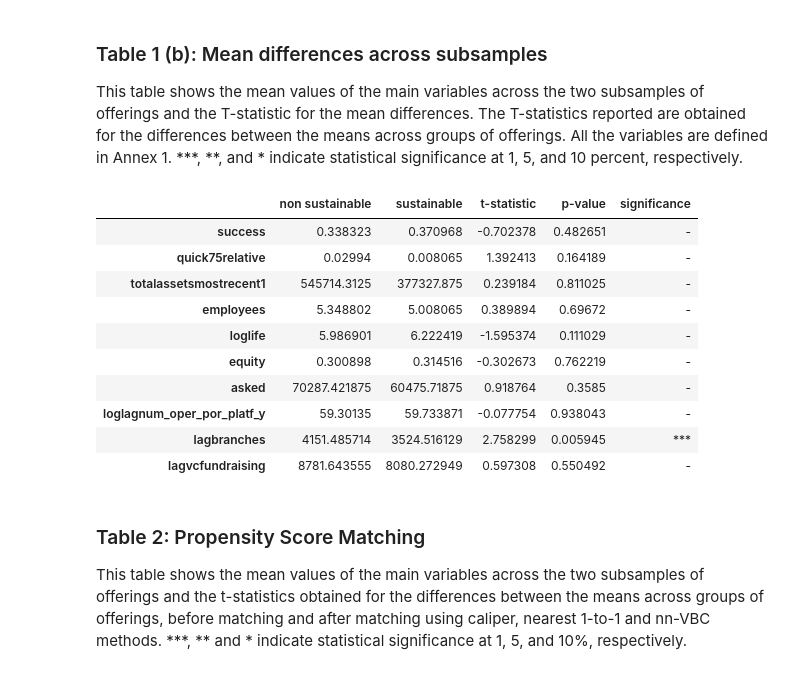
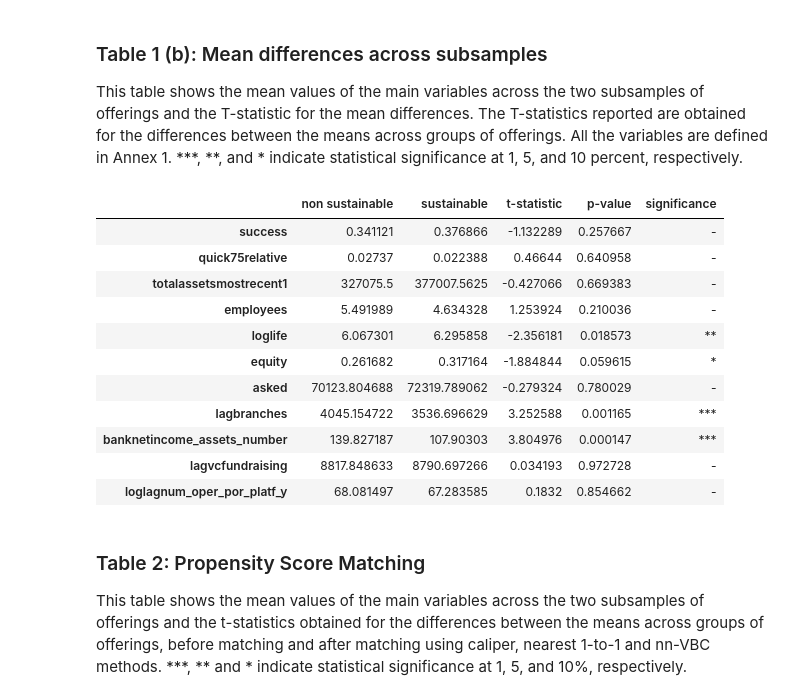
Before and after one commit to alvarorezola/MendozaEtAl2023-VC, a Jupyter notebook: script.ipynb, the cells around one changed output. Saved outputs shown, nothing was run; the diff lists cells and outputs as text; code cells hidden in the pictures.

```diff
--- a/script.ipynb
+++ b/script.ipynb
@@ -100 +86,37 @@ the string values returned are correct.
+# %%
+# Import data
+stata_dataset = "/home/alvaro/Desktop/MendozaEtAl2023-VC/Data/CROWD_SUSTAINABILITY_FINAL.dta"
+df = pd.read_stata(stata_dataset)
+
+# Prepare data-set
+df.drop(index=range(3679,len(df)), inplace=True)
+df = df[df["form_c"] == 1]
+df["deadline"] = pd.to_datetime(df["deadline"])
+df["datestart"] = pd.to_datetime(df["datestart"])
+df["dateincorporation"] = pd.to_datetime(df["dateincorporation"])
+df = df[df["deadline"] <= "2019-10-01"]
+df["totalassetsmostrecent1"] += 1e-6
+df["logtotalassetsmostrecent1"] = np.log(df["totalassetsmostrecent1"])
+df = df.dropna(subset=["desastre6meses"])
+
+# Bank Net Income to Total Assets as value of the ratio net income-to-total assets in the banking sector per state and year.
+df["bank_netincome_assets"] = df["lagnetinc"]/df["lagasset"]*100
+df['bank_netincome_assets'].fillna(0, inplace=True)
+df['banknetincome_assets_number'] = df['bank_netincome_assets']*df['lagbanks']
+df['banknetincome_assets_number'].fillna(0, inplace=True)
+
+# Treatment and control dataframes
+df_sust = df[df["sustainable"] == 1]
+df_non_sust = df[df["sustainable"] == 0]
+
+# Fixed effect variables
+year_dummies = ["yr2c"]
+for i in range(3, 19):
+    year_dummies.append(f"yr{i}c")
+industry_dummies = ["ind2c"]
+for i in range(3, 69):
+    industry_dummies.append(f"ind{i}c")
+state_dummies = ["state2c"]
+for i in range(3, 63):
+    state_dummies.append(f"state{i}c")
 # %% [markdown]
@@ -137,9 +160,10 @@ data = {
     "loglife": (df_non_sust["loglife"],df_sust["loglife"]),
     "equity": (df_non_sust["equity"],df_sust["equity"]),
     "asked": (df_non_sust["asked"],df_sust["asked"]),
+    "lagbranches": (df_non_sust["lagbranches"],df_sust["lagbranches"]),
+    "banknetincome_assets_number": (df_non_sust["banknetincome_assets_number"], df_sust["banknetincome_assets_number"]),
+    "lagvcfundraising": (df_non_sust["lagvcfundraising"],df_sust["lagvcfundraising"]),
     "loglagnum_oper_por_platf_y": (df_non_sust["loglagnum_oper_por_platf_y"],df_sust["loglagnum_oper_por_platf_y"]),
-    "lagbranches": (df_non_sust["lagbranches"],df_sust["lagbranches"]),
-    "lagvcfundraising": (df_non_sust["lagvcfundraising"],df_sust["lagvcfundraising"]),
 }
 
 results = {}
@@ -149,43 +173,44 @@ for key in data:
     group2 = data[key][1]
 
     # calculate t-statistic
     t_statistic, p_value = stats.ttest_ind(group1, group2, nan_policy="omit")
 
     # Indicate statistical significance at different levels
     if p_value < 0.01:
         significance = "***"
     elif p_value < 0.05:
         significance = "**"
     elif p_value < 0.10:
         significance = "*"
     else:
         significance = "-"
 
     # calculate mean of each variable
     mean_group1 = np.mean(group1)
     mean_group2 = np.mean(group2)
 
     results[key]={'non sustainable':mean_group1,
                   'sustainable':mean_group2,
                   't-statistic':t_statistic,
                   'p-value':p_value,
                   'significance':significance}
 # Display results
 pd.DataFrame(results).T
 
 # print(df_results)
 # %% [output]
 |  | non sustainable | sustainable | t-statistic | p-value | significance |
-| success | 0.338323 | 0.370968 | -0.702378 | 0.482651 | - |
-| quick75relative | 0.02994 | 0.008065 | 1.392413 | 0.164189 | - |
-| totalassetsmostrecent1 | 545714.3125 | 377327.875 | 0.239184 | 0.811025 | - |
-| employees | 5.348802 | 5.008065 | 0.389894 | 0.69672 | - |
-| loglife | 5.986901 | 6.222419 | -1.595374 | 0.111029 | - |
-| equity | 0.300898 | 0.314516 | -0.302673 | 0.762219 | - |
-| asked | 70287.421875 | 60475.71875 | 0.918764 | 0.3585 | - |
-| loglagnum_oper_por_platf_y | 59.30135 | 59.733871 | -0.077754 | 0.938043 | - |
-| lagbranches | 4151.485714 | 3524.516129 | 2.758299 | 0.005945 | *** |
-| lagvcfundraising | 8781.643555 | 8080.272949 | 0.597308 | 0.550492 | - |
+| success | 0.341121 | 0.376866 | -1.132289 | 0.257667 | - |
+| quick75relative | 0.02737 | 0.022388 | 0.46644 | 0.640958 | - |
+| totalassetsmostrecent1 | 327075.5 | 377007.5625 | -0.427066 | 0.669383 | - |
+| employees | 5.491989 | 4.634328 | 1.253924 | 0.210036 | - |
+| loglife | 6.067301 | 6.295858 | -2.356181 | 0.018573 | ** |
+| equity | 0.261682 | 0.317164 | -1.884844 | 0.059615 | * |
+| asked | 70123.804688 | 72319.789062 | -0.279324 | 0.780029 | - |
+| lagbranches | 4045.154722 | 3536.696629 | 3.252588 | 0.001165 | *** |
+| banknetincome_assets_number | 139.827187 | 107.90303 | 3.804976 | 0.000147 | *** |
+| lagvcfundraising | 8817.848633 | 8790.697266 | 0.034193 | 0.972728 | - |
+| loglagnum_oper_por_platf_y | 68.081497 | 67.283585 | 0.1832 | 0.854662 | - |
 # %% [markdown]
 ### Table 2: Propensity Score Matching
 This table shows the mean values of the main variables across the two subsamples of offerings and the t-statistics obtained for the differences between the means across groups of offerings, before matching and after matching using caliper, nearest 1-to-1 and nn-VBC methods. ***, ** and * indicate statistical significance at 1, 5, and 10%, respectively.
```
Also changed, not shown: parts of 13 cells of this notebook.
